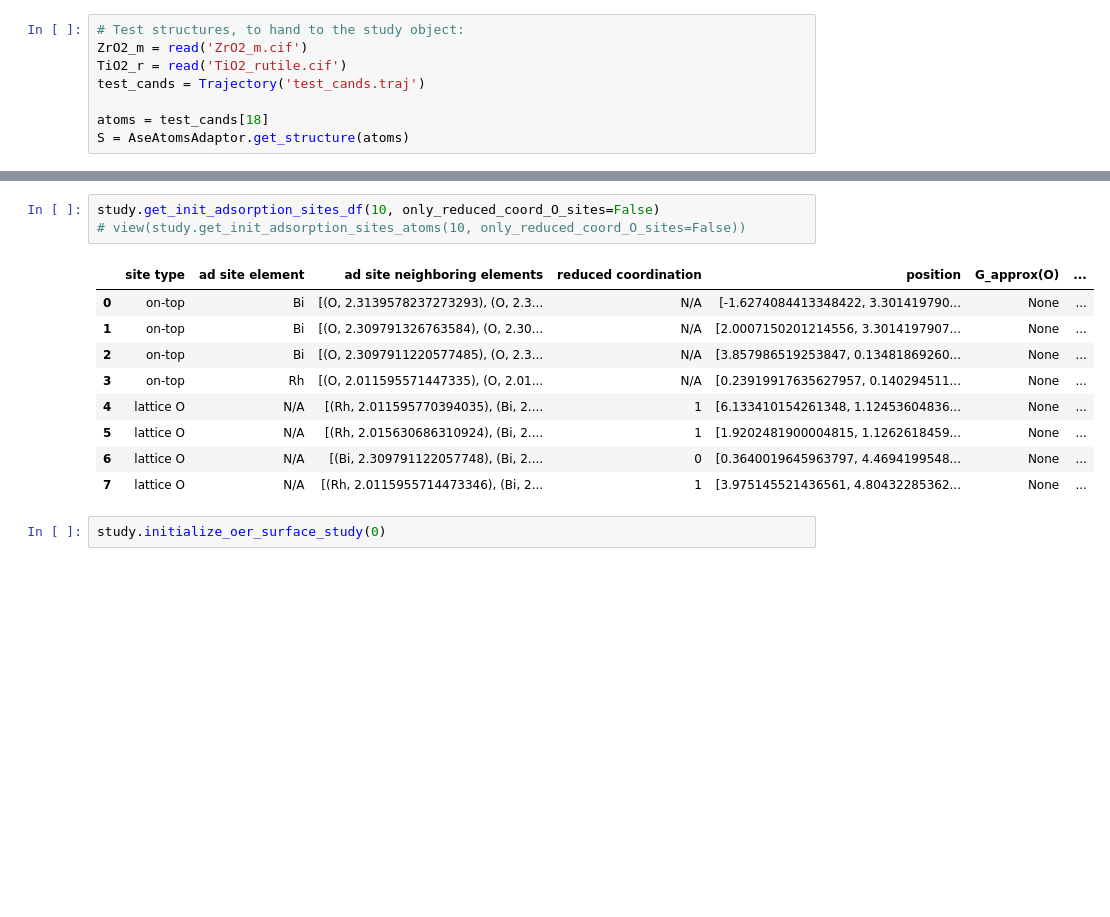
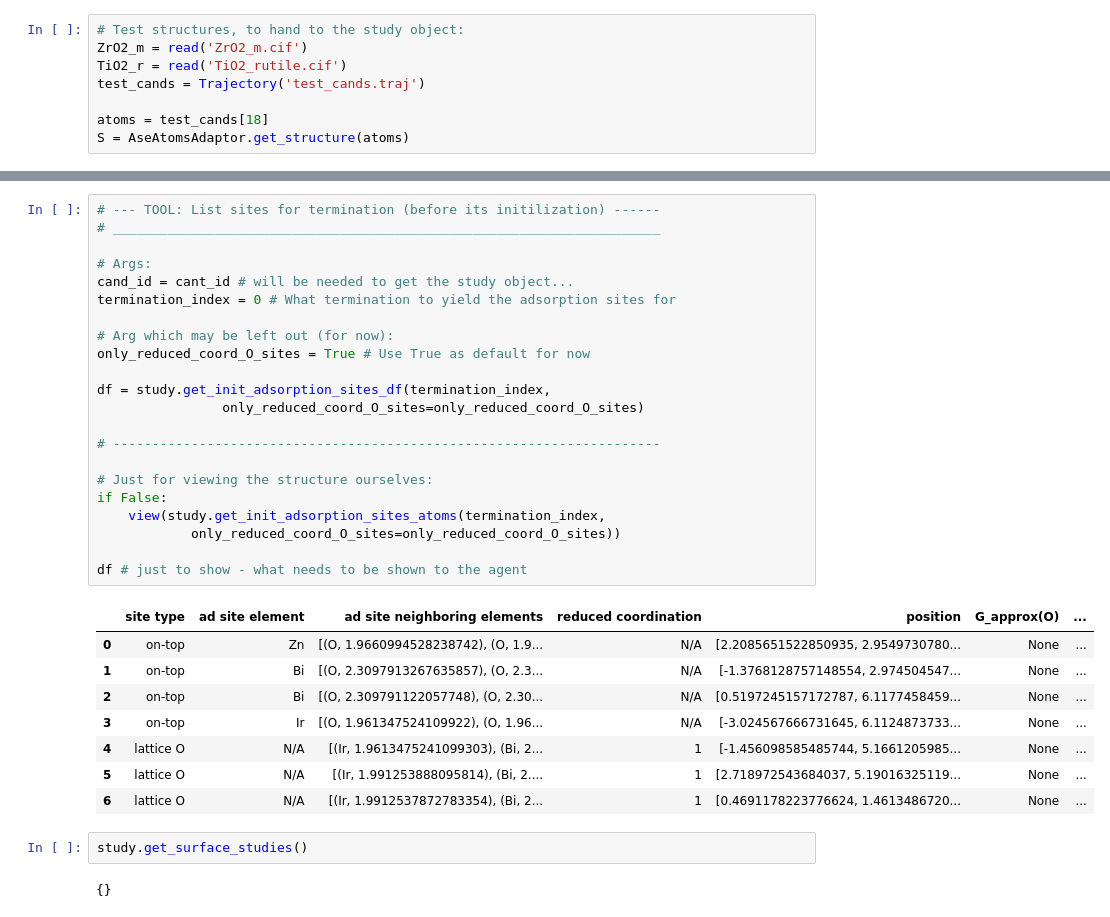
Before and after one commit to Matminator/GNoME_DREAMS_OER_screening, a Jupyter notebook: notebooks/sudo_workflow.ipynb, the cells around one changed output, grey strips where cells are left out. Saved outputs shown, nothing was run; the diff lists cells and outputs as text; blank space fills up the shorter version.

Commit message:
dock update for notebook, with list of needed tools for agent

```diff
--- a/notebooks/sudo_workflow.ipynb
+++ b/notebooks/sudo_workflow.ipynb
@@ -87,18 +230,38 @@ ranking.sort_values('Normalized score', ascending=False)
 | 2 | (1, 1, -1) | 2 | -0.103384 | 0.000000 |
 | 3 | (1, 1, -1) | 3 | -0.103384 | 0.000000 |
 # %%
-study.get_init_adsorption_sites_df(10, only_reduced_coord_O_sites=False)
-# view(study.get_init_adsorption_sites_atoms(10, only_reduced_coord_O_sites=False))
+# --- TOOL: List sites for termination (before its initilization) ------
+# ______________________________________________________________________
+
+# Args:
+cand_id = cant_id # will be needed to get the study object...
+termination_index = 0 # What termination to yield the adsorption sites for
+
+# Arg which may be left out (for now):
+only_reduced_coord_O_sites = True # Use True as default for now
+
+df = study.get_init_adsorption_sites_df(termination_index,
+                only_reduced_coord_O_sites=only_reduced_coord_O_sites)
+
+# ----------------------------------------------------------------------
+
+# Just for viewing the structure ourselves:
+if False:
+    view(study.get_init_adsorption_sites_atoms(termination_index,
+            only_reduced_coord_O_sites=only_reduced_coord_O_sites))
+
+df # just to show - what needs to be shown to the agent
 # %% [output]
 |  | site type | ad site element | ad site neighboring elements | reduced coordination | position | G_approx(O) | ... |
-| 0 | on-top | Bi | [(O, 2.3139578237273293), (O, 2.3... | N/A | [-1.6274084413348422, 3.301419790... | None | ... |
-| 1 | on-top | Bi | [(O, 2.309791326763584), (O, 2.30... | N/A | [2.0007150201214556, 3.3014197907... | None | ... |
-| 2 | on-top | Bi | [(O, 2.3097911220577485), (O, 2.3... | N/A | [3.857986519253847, 0.13481869260... | None | ... |
-| 3 | on-top | Rh | [(O, 2.011595571447335), (O, 2.01... | N/A | [0.23919917635627957, 0.140294511... | None | ... |
-| 4 | lattice O | N/A | [(Rh, 2.011595770394035), (Bi, 2.... | 1 | [6.133410154261348, 1.12453604836... | None | ... |
-| 5 | lattice O | N/A | [(Rh, 2.015630686310924), (Bi, 2.... | 1 | [1.9202481900004815, 1.1262618459... | None | ... |
-| 6 | lattice O | N/A | [(Bi, 2.309791122057748), (Bi, 2.... | 0 | [0.3640019645963797, 4.4694199548... | None | ... |
-| 7 | lattice O | N/A | [(Rh, 2.0115955714473346), (Bi, 2... | 1 | [3.975145521436561, 4.80432285362... | None | ... |
+| 0 | on-top | Zn | [(O, 1.9660994528238742), (O, 1.9... | N/A | [2.2085651522850935, 2.9549730780... | None | ... |
+| 1 | on-top | Bi | [(O, 2.3097913267635857), (O, 2.3... | N/A | [-1.3768128757148554, 2.974504547... | None | ... |
+| 2 | on-top | Bi | [(O, 2.309791122057748), (O, 2.30... | N/A | [0.5197245157172787, 6.1177458459... | None | ... |
+| 3 | on-top | Ir | [(O, 1.961347524109922), (O, 1.96... | N/A | [-3.024567666731645, 6.1124873733... | None | ... |
+| 4 | lattice O | N/A | [(Ir, 1.9613475241099303), (Bi, 2... | 1 | [-1.456098585485744, 5.1661205985... | None | ... |
+| 5 | lattice O | N/A | [(Ir, 1.991253888095814), (Bi, 2.... | 1 | [2.718972543684037, 5.19016325119... | None | ... |
+| 6 | lattice O | N/A | [(Ir, 1.9912537872783354), (Bi, 2... | 1 | [0.4691178223776624, 1.4613486720... | None | ... |
-# %%
-study.initialize_oer_surface_study(0)
+# %%
+study.get_surface_studies()
+# %% [output]
+{}
 # %%
```
Also changed, not shown: parts of 19 cells of this notebook.
